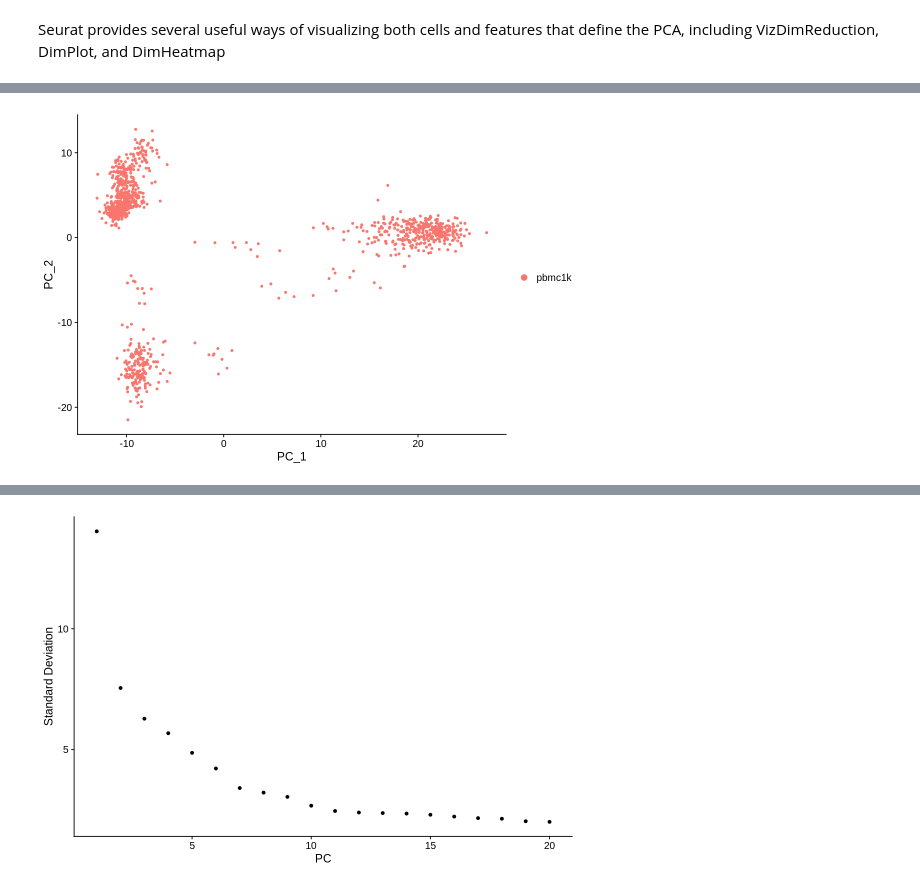
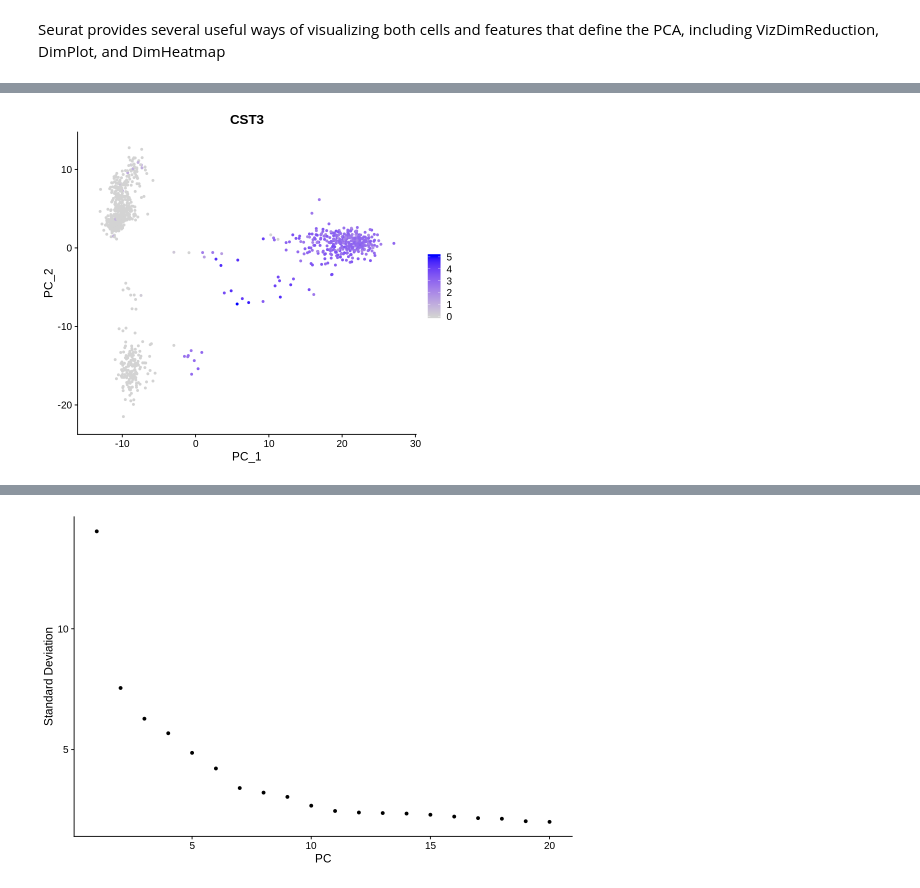
Before and after one commit to pachterlab/kallistobustools, a Jupyter notebook: notebooks/kb_atlas_annotation_Seurat.ipynb, the cells around one changed output, grey strips where cells are left out. Saved outputs shown, nothing was run; the diff lists cells and outputs as text; code cells hidden in the pictures.

```diff
--- a/notebooks/kb_atlas_annotation_Seurat.ipynb
+++ b/notebooks/kb_atlas_annotation_Seurat.ipynb
@@ -300,7 +357,7 @@ We calculate mitochondrial QC metrics with the PercentageFeatureSet function, wh
 We use the set of all genes starting with MT- as a set of mitochondrial genes
 # %%
 # The [[ operator can add columns to object metadata. This is a great place to stash QC stats
-pbmc[["percent.mt"]] <- PercentageFeatureSet(pbmc, features = mt_genes)
+pbmc[["percent.mt"]] <- PercentageFeatureSet(pbmc, pattern = "^MT-")
 # %% [markdown]
 The number of unique genes and total molecules are automatically calculated during CreateSeuratObject
 You can find them stored in the object meta data
@@ -470,5 +513,5 @@ VizDimLoadings(pbmc, dims = 1:2, reduction = "pca")
 # %%
-options(repr.plot.width=9, repr.plot.height=6)
-DimPlot(pbmc, reduction = "pca")
+options(repr.plot.width=7, repr.plot.height=6)
+FeaturePlot(pbmc, reduction = "pca", feature = "CST3")
 # %% [output]
-[figure, old version]
+[figure, new version]
```
Also changed, not shown: parts of 78 cells of this notebook.
